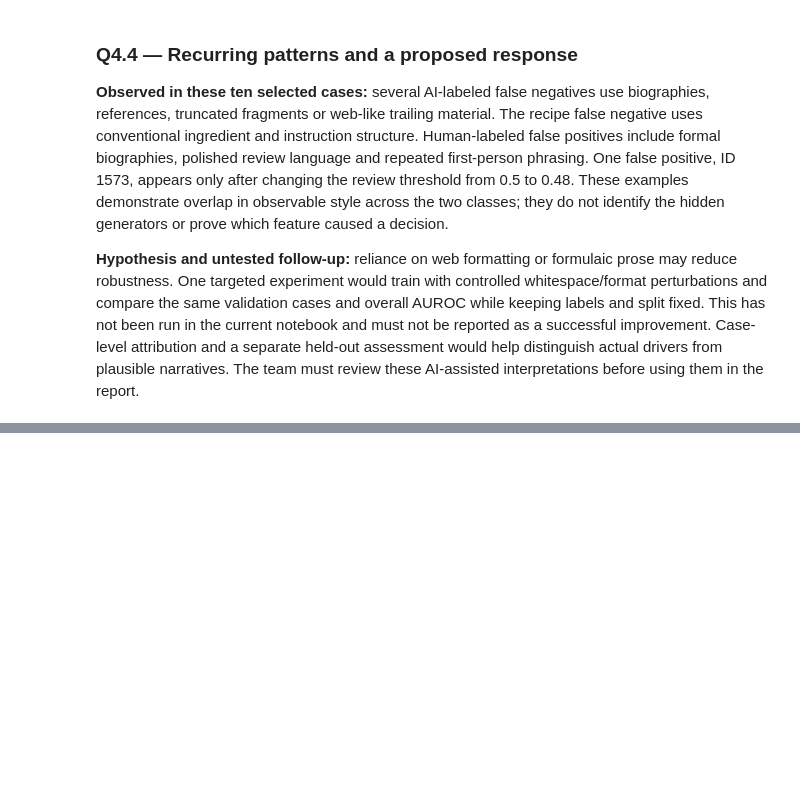
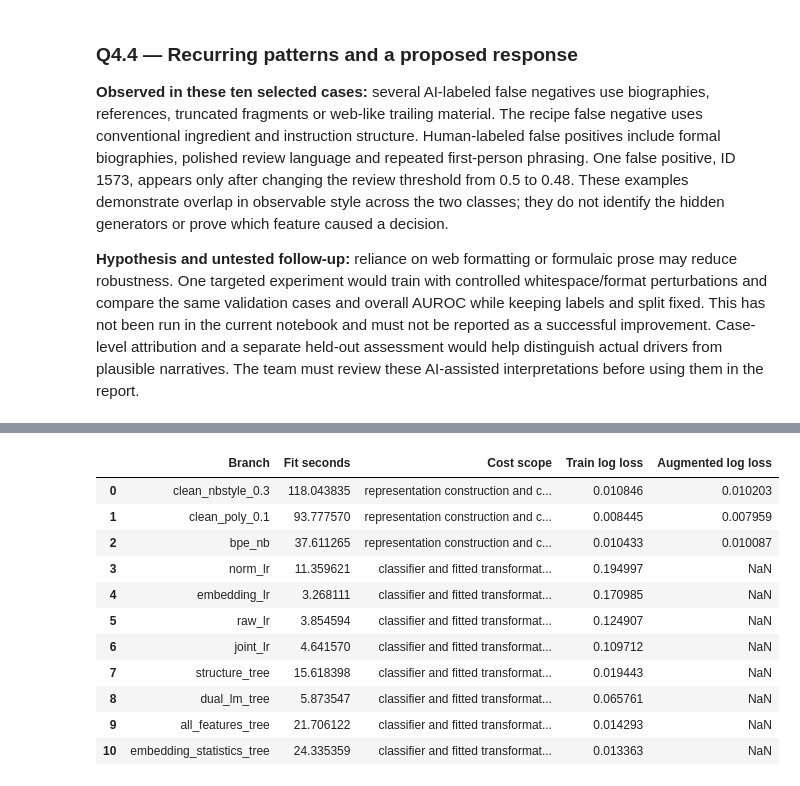
Before and after one commit to HsiangTNA/human-or-ai-submissions, a Jupyter notebook: submissions/group-number-1 /Human_or_AI_Full_Colab_Training.ipynb, the cells around one changed output, grey strips where cells are left out. Drawn from its saved outputs; the diff is of its cells as text; code cells hidden in the pictures; blank space fills up the shorter version.

```diff
--- a/submissions/group-number-1 /Human_or_AI_Full_Colab_Training.ipynb
+++ b/submissions/group-number-1 /Human_or_AI_Full_Colab_Training.ipynb
@@ -1452,0 +1521,12 @@ Notes attach only to matching real texts. New sampled IDs require new analysis.
+# %%
+PHASE = 'final'
+phase_fit_ids = train.id.to_numpy().copy()
+phase_predict_ids = template.id.to_numpy().copy()
+phase_y = indexed_train.loc[phase_fit_ids,'label'].to_numpy()
+PHASE_DIR = RUN_DIR/'models'/PHASE
+PHASE_DIR.mkdir(parents=True,exist_ok=True)
+phase_signature = hashlib.sha256(json.dumps({'run_key':RUN_KEY,'ids':phase_fit_ids.tolist(),
+    'labels':phase_y.tolist()},sort_keys=True).encode()).hexdigest()
+phase_predictions = pd.DataFrame(index=pd.Index(phase_predict_ids,name='id'))
+phase_timings = []
+print('Refitting complete final system:',len(phase_fit_ids),'labeled rows')
@@ -1452,0 +1672,72 @@ Notes attach only to matching real texts. New sampled IDs require new analysis.
+# %%
+# Fit each dense branch; data-dependent transformations are inside the fitted bundle.
+for branch, spec in DENSE_RECIPE.items():
+    cache = PHASE_DIR / f'{branch}.joblib'
+    if spec['view'] == 'embedding':
+        fit_x = embeddings.loc[phase_fit_ids].to_numpy()
+        predict_x = embeddings.loc[phase_predict_ids].to_numpy()
+    elif spec['view'] == 'joint_embedding':
+        fit_vectors = embeddings.loc[phase_fit_ids].to_numpy()
+        predict_vectors = embeddings.loc[phase_predict_ids].to_numpy()
+        fit_norms = np.linalg.norm(fit_vectors, axis=1, keepdims=True)
+        predict_norms = np.linalg.norm(predict_vectors, axis=1, keepdims=True)
+        assert (fit_norms > 0).all() and (predict_norms > 0).all()
+        fit_vectors = (fit_vectors / fit_norms).astype(np.float32)
+        predict_vectors = (predict_vectors / predict_norms).astype(np.float32)
+    else:
+        fit_x = stats.loc[phase_fit_ids, VIEW_COLUMNS[spec['view']]].to_numpy()
+        predict_x = stats.loc[phase_predict_ids, VIEW_COLUMNS[spec['view']]].to_numpy()
+
+    if REUSE_CURRENT_RUN and cache.is_file():
+        saved = joblib.load(cache)
+        assert saved['phase_signature'] == phase_signature and saved['spec'] == spec
+        assert saved['run_key'] == RUN_KEY
+        model = saved['model']
+        fit_seconds = saved['fit_seconds']
+        print(f'{PHASE}/{branch}: restored this run; recorded fit {fit_seconds:.1f}s', flush=True)
+    else:
+        started = time.perf_counter()
+        fitted_pca = None
+        if spec['kind'] == 'polynomial_lr':
+            model = make_pipeline(StandardScaler(), PolynomialFeatures(degree=2,include_bias=False),
+                StandardScaler(), LogisticRegression(C=spec['C'],solver='lbfgs',
+                    max_iter=spec['max_iter'],tol=spec['tol'],random_state=SEED))
+        elif spec['kind'] == 'embedding_lr':
+            model = make_pipeline(Normalizer(),StandardScaler(),
+                LogisticRegression(C=spec['C'],solver='lbfgs',max_iter=spec['max_iter'],
+                    tol=spec['tol'],random_state=SEED))
+        else:
+            if spec['kind'] == 'embedding_tree':
+                fitted_pca = PCA(n_components=32,svd_solver='randomized',random_state=SEED)
+                with threadpool_limits(limits=CPU_THREADS):
+                    fitted_pca.fit(fit_vectors)
+                fit_pc = fitted_pca.transform(fit_vectors)[:, :16]
+                fit_x = np.hstack([stats.loc[phase_fit_ids].to_numpy(),fit_pc])
+            model = CatBoostClassifier(depth=spec['depth'],**TREE_SETTINGS)
+        with threadpool_limits(limits=CPU_THREADS):
+            model.fit(fit_x,phase_y)
+        fit_seconds = time.perf_counter()-started
+        np.testing.assert_array_equal(model.classes_,[0,1])
+        train_loss = float(log_loss(phase_y,model.predict_proba(fit_x)[:,1]))
+        saved = {'model':model,'pca':fitted_pca,'spec':spec,'run_key':RUN_KEY,
+            'phase_signature':phase_signature,'training_rows':len(phase_fit_ids),
+            'fit_seconds':fit_seconds,'train_log_loss':train_loss}
+        temporary = cache.with_suffix('.tmp')
+        joblib.dump(saved,temporary,compress=3)
+        temporary.replace(cache)
+        restored = joblib.load(cache)
+        np.testing.assert_allclose(restored['model'].predict_proba(fit_x[:16]),
+                                   model.predict_proba(fit_x[:16]),rtol=0,atol=1e-12)
+        saved,model = restored,restored['model']
+        print(f'{PHASE}/{branch}: trained in {fit_seconds:.1f}s; train log loss {train_loss:.5f}',flush=True)
+    if spec['kind'] == 'embedding_tree':
+        predict_pc = saved['pca'].transform(predict_vectors)[:, :16]
+        predict_x = np.hstack([stats.loc[phase_predict_ids].to_numpy(),predict_pc])
+    p = model.predict_proba(predict_x)[:,1]
+    assert p.shape==(len(phase_predict_ids),) and np.isfinite(p).all() and ((p>=0)&(p<=1)).all()
+    phase_predictions[branch] = p
+    phase_timings.append({'Branch':branch,'Fit seconds':fit_seconds,
+        'Cost scope':'classifier and fitted transformations; frozen feature extraction excluded',
+        'Train log loss':saved['train_log_loss'],'Augmented log loss':np.nan})
+display(pd.DataFrame(phase_timings))
+# %% [output]
@@ -1452,0 +1752,12 @@ Notes attach only to matching real texts. New sampled IDs require new analysis.
+|  | Branch | Fit seconds | Cost scope | Train log loss | Augmented log loss |
+| 0 | clean_nbstyle_0.3 | 118.043835 | representation construction and c... | 0.010846 | 0.010203 |
+| 1 | clean_poly_0.1 | 93.777570 | representation construction and c... | 0.008445 | 0.007959 |
+| 2 | bpe_nb | 37.611265 | representation construction and c... | 0.010433 | 0.010087 |
+| 3 | norm_lr | 11.359621 | classifier and fitted transformat... | 0.194997 | NaN |
+| 4 | embedding_lr | 3.268111 | classifier and fitted transformat... | 0.170985 | NaN |
+| 5 | raw_lr | 3.854594 | classifier and fitted transformat... | 0.124907 | NaN |
+| 6 | joint_lr | 4.641570 | classifier and fitted transformat... | 0.109712 | NaN |
+| 7 | structure_tree | 15.618398 | classifier and fitted transformat... | 0.019443 | NaN |
+| 8 | dual_lm_tree | 5.873547 | classifier and fitted transformat... | 0.065761 | NaN |
+| 9 | all_features_tree | 21.706122 | classifier and fitted transformat... | 0.014293 | NaN |
+| 10 | embedding_statistics_tree | 24.335359 | classifier and fitted transformat... | 0.013363 | NaN |
```
Also changed, not shown: parts of 12 cells of this notebook.
